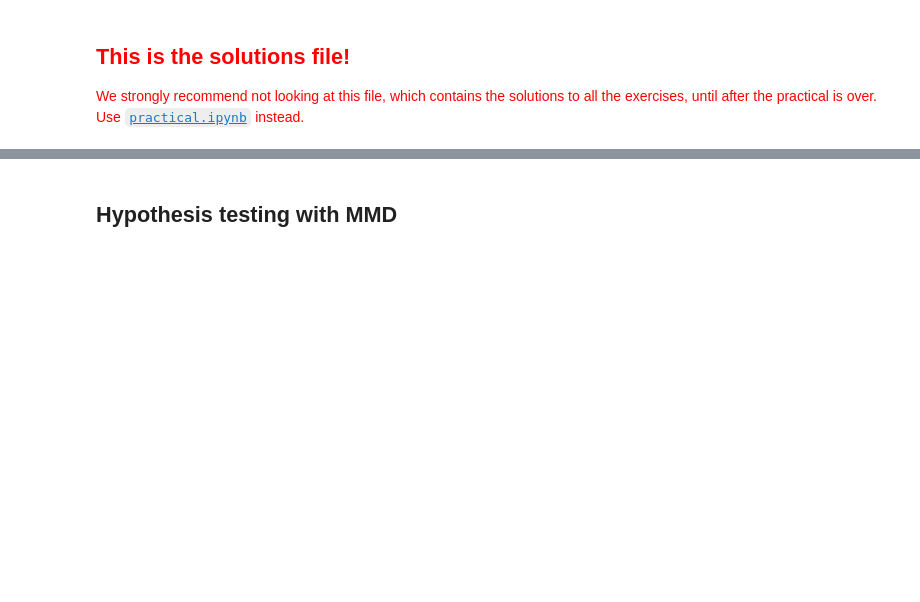
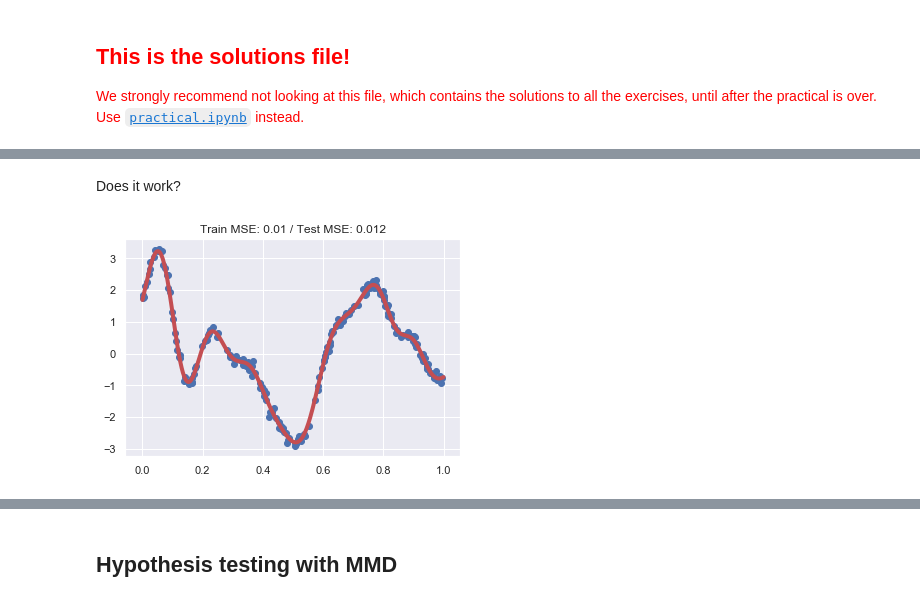
Before and after one commit to djsutherland/ds3-kernels, a Jupyter notebook: solutions.ipynb, the cells around one changed output, grey strips where cells are left out. Drawn from its saved outputs; the diff is of its cells as text; code cells hidden in the pictures; blank space fills up the shorter version.

```diff
--- a/solutions.ipynb
+++ b/solutions.ipynb
@@ -94,0 +257,14 @@ elif engine == Engine.TENSORFLOW:
+# %%
+class RBFKernel(LazyKernel):
+    def __init__(self, *parts, sigma=1):
+        super().__init__(*parts)
+        self.sigma = sigma
+
+    # TODO: implement _compute (maybe with _precompute)
+    def _precompute(self, A):                                            # SOLUTION
+        # Squared norms of each data point                               # SOLUTION
+        return [torch.einsum("ij,ij->i", A, A)]                          # SOLUTION
+                                                                         # SOLUTION
+    def _compute(self, A, A_sqnorms, B, B_sqnorms):                      # SOLUTION
+        D2 = A_sqnorms[:, None] + B_sqnorms[None, :] - 2 * (A @ B.t())   # SOLUTION
+        return torch.exp(D2 / (-2 * self.sigma ** 2))                    # SOLUTION
@@ -94,0 +273,11 @@ elif engine == Engine.TENSORFLOW:
+# %%
+sigma = np.random.lognormal()
+K = RBFKernel(toy_X_train, toy_X_test, sigma=sigma)
+
+from sklearn.metrics.pairwise import rbf_kernel
+gamma = 1 / (2 * sigma**2)  # sklearn uses this parameterization
+assert np.allclose(K.XX.numpy(), rbf_kernel(toy_X_train, gamma=gamma))
+assert np.allclose(K.XY.numpy(), rbf_kernel(toy_X_train, toy_X_test, gamma=gamma))
+assert np.allclose(K.YY.numpy(), rbf_kernel(toy_X_test, gamma=gamma))
+
+del rbf_kernel
@@ -94,0 +381,23 @@ elif engine == Engine.TENSORFLOW:
+# %% [markdown]
+Does it work?
+# %%
+def evaluate(krr, plot=True):
+    plot_xs = np.linspace(0, 1, num=500)[:, None]
+    K = RBFKernel(toy_X_train, toy_X_test, plot_xs, sigma=.05)
+
+    krr.fit(K.XX, toy_y_train)
+    train_mse = krr.mse(K.XX, toy_y_train).item()
+    test_mse = krr.mse(K.XY, toy_y_test).item()
+
+    if plot:
+        fig, ax = plt.subplots()
+        ax.scatter(toy_X_train[:, 0], toy_y_train)
+        ax.plot(plot_xs, krr.predict(K.XZ).numpy(), lw=4, color='r')
+        ax.set_title(f"Train MSE: {train_mse:.2} / Test MSE: {test_mse:.2}")
+    else:
+        return train_mse, test_mse
+# %%
+evaluate(KernelRidgeRegression(reg_wt=.1))
+plt.savefig('figs/toy-krr-eval.png')  # SOLUTION
+# %% [output]
+[figure, added]
```
Also changed, not shown: parts of 31 cells of this notebook, 8 other files.
